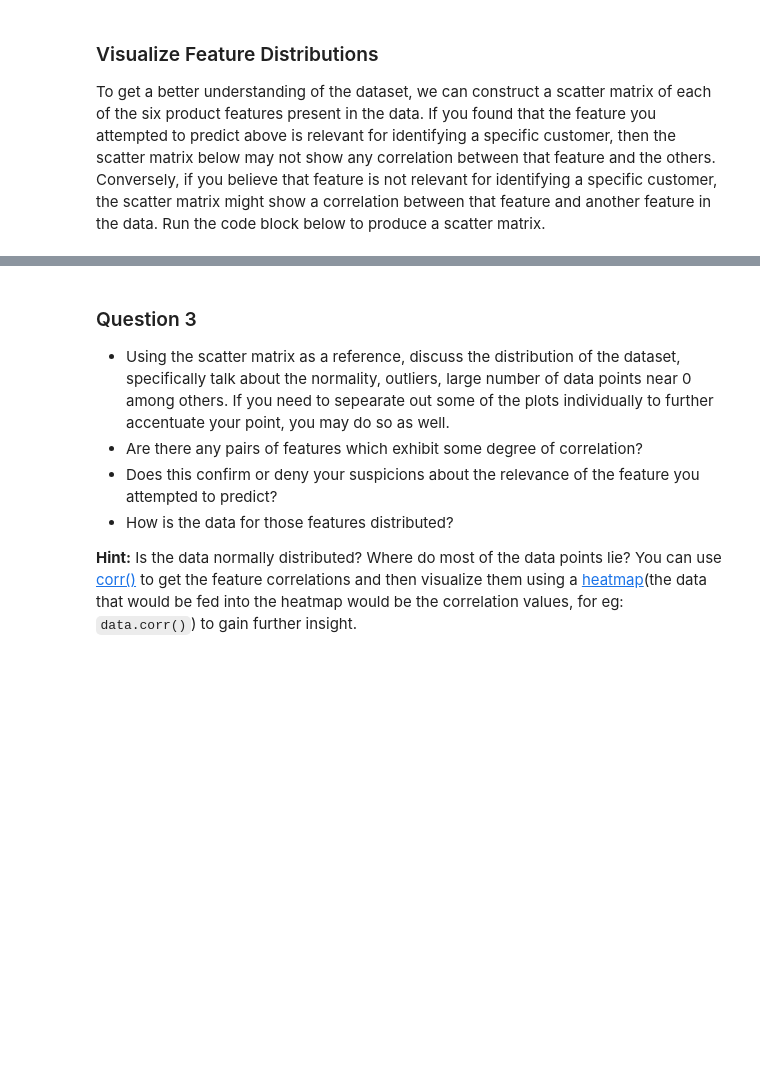
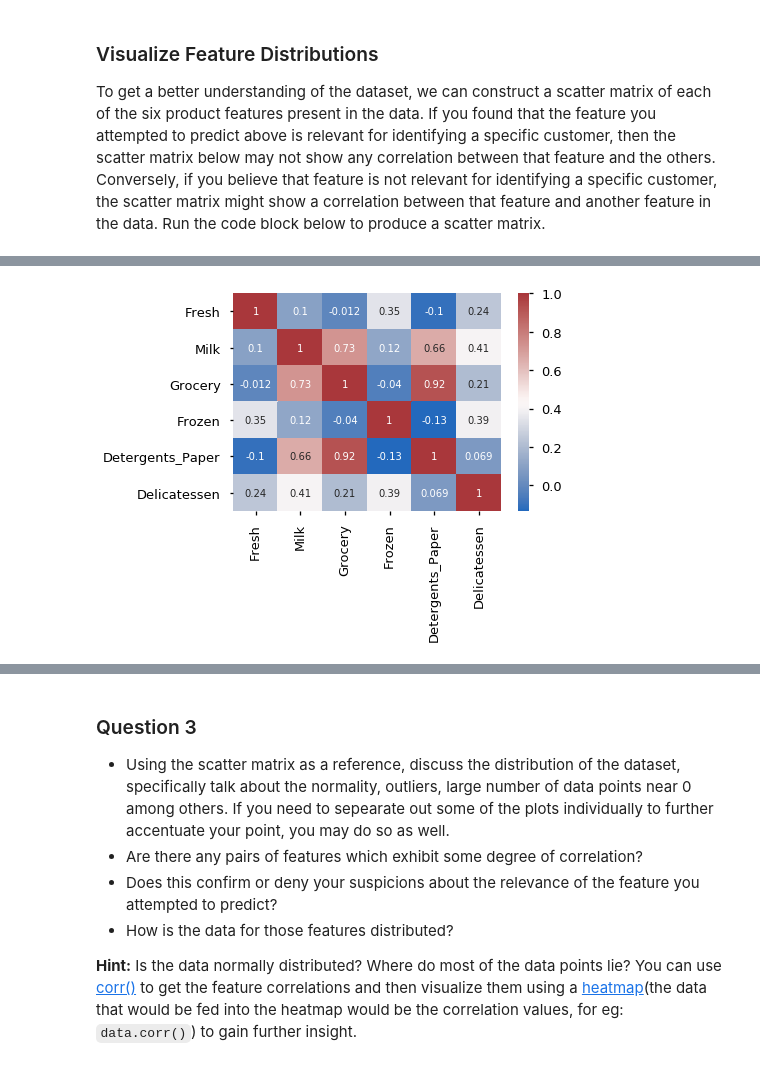
Before and after one commit to racksen/machine-learning, a Jupyter notebook: projects/customer_segments/customer_segments.ipynb, the cells around one changed output, grey strips where cells are left out. Saved outputs shown, nothing was run; the diff lists cells and outputs as text; code cells hidden in the pictures; blank space fills up the shorter version.

```diff
--- a/projects/customer_segments/customer_segments.ipynb
+++ b/projects/customer_segments/customer_segments.ipynb
@@ -186,0 +194,5 @@ pd.plotting.scatter_matrix(data, alpha = 0.3, figsize = (14,8), diagonal = 'kde'
+# %%
+# Plot the heat map with corr coefficient values
+_ = sns.heatmap(data.corr(), annot=True, cmap='vlag')
+# %% [output]
+[figure, added]
```
Also changed, not shown: parts of 12 cells of this notebook.
